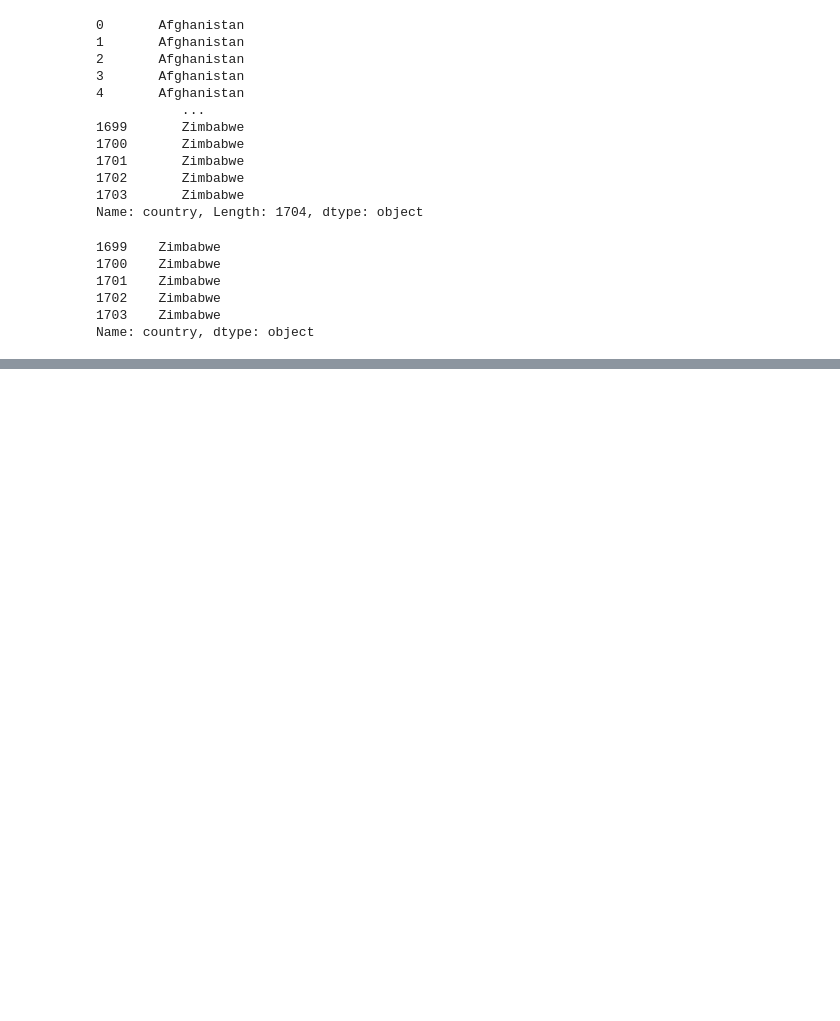
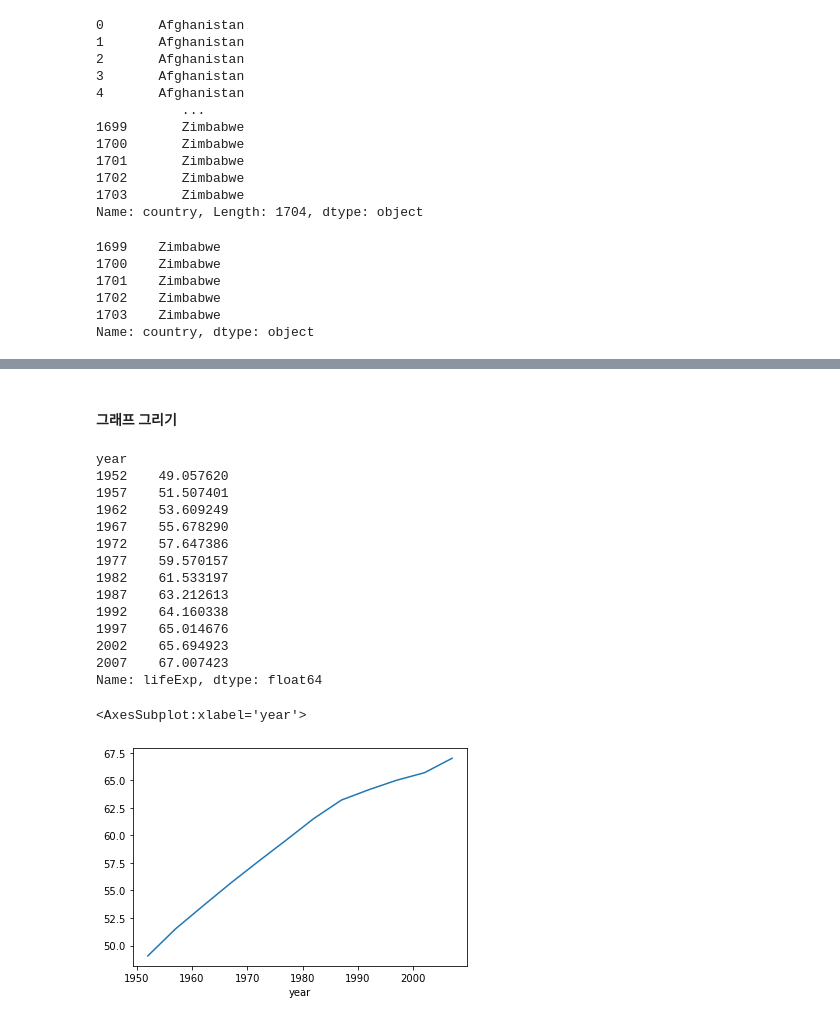
Before and after one commit to hk918216/Pandas, a Jupyter notebook: 01_판다스 시작하기.ipynb, the cells around one changed output, grey strips where cells are left out. Drawn from its saved outputs; the diff is of its cells as text; code cells hidden in the pictures; blank space fills up the shorter version.

```diff
--- a/01_판다스 시작하기.ipynb
+++ b/01_판다스 시작하기.ipynb
@@ -139,0 +399,2 @@ print(subset.tail())
+# %% [markdown]
+#### 그래프 그리기
@@ -139,0 +405,21 @@ print(subset.tail())
+# %%
+global_yearly_life_expectancy = df.groupby('year')['lifeExp'].mean() # +.plot()
+print(global_yearly_life_expectancy)
+global_yearly_life_expectancy.plot()
+# %% [output]
+year
+1952    49.057620
+1957    51.507401
+1962    53.609249
+1967    55.678290
+1972    57.647386
+1977    59.570157
+1982    61.533197
+1987    63.212613
+1992    64.160338
+1997    65.014676
+2002    65.694923
+2007    67.007423
+Name: lifeExp, dtype: float64
+<AxesSubplot:xlabel='year'>
+[figure, added]
```
Also changed, not shown: parts of 28 cells of this notebook.
